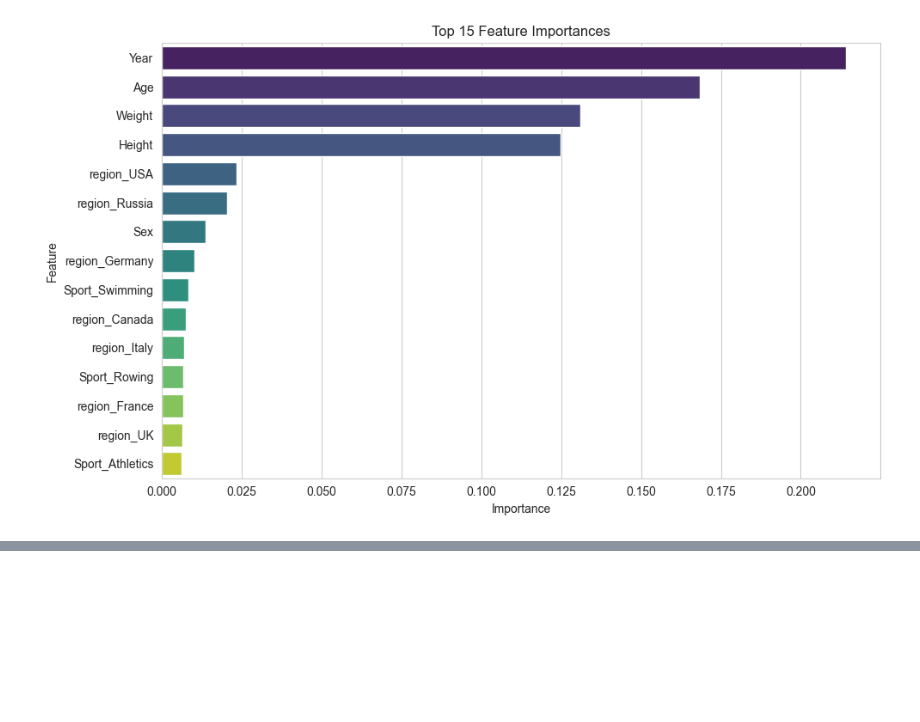
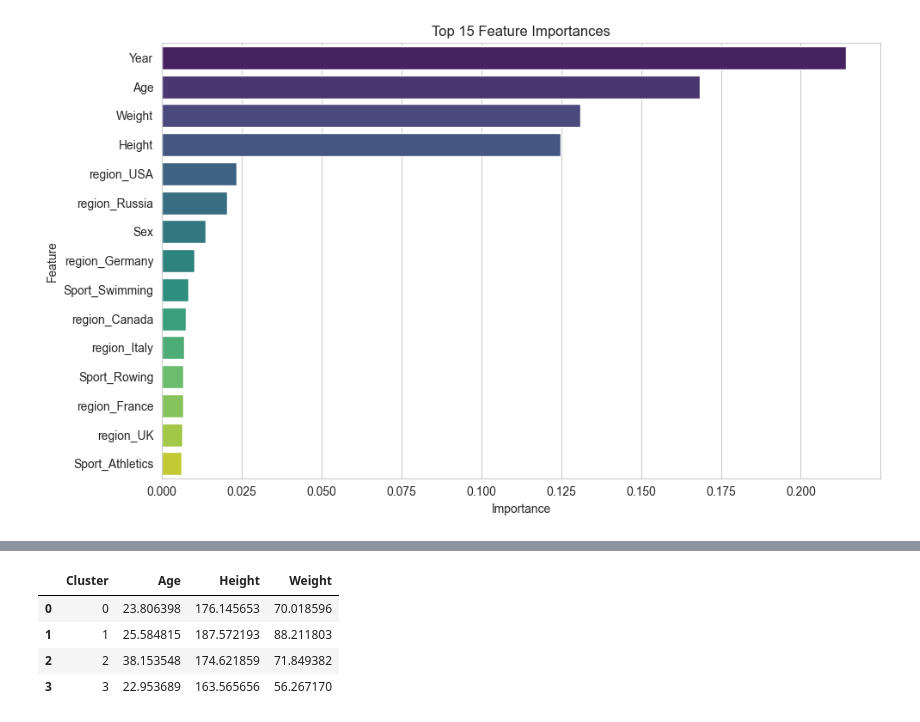
Before and after one commit to kunjagarwal-dev/olympics-data-analysis, a Jupyter notebook: notebooks/olympics_analysis.ipynb, the cells around one changed output, grey strips where cells are left out. Cells and saved outputs as stored; diff of their text form; code cells hidden in the pictures; blank space fills up the shorter version.

```diff
--- a/notebooks/olympics_analysis.ipynb
+++ b/notebooks/olympics_analysis.ipynb
@@ -734,0 +811,10 @@ pickle.dump(model, open('../models/medal_model.pkl', 'wb'))
+# %%
+cols = ["Age", "Height", "Weight"]
+cluster_means = cluster_df.groupby(cluster_df['Cluster'])[cols].mean().reset_index()
+cluster_means
+# %% [output]
+|  | Cluster | Age | Height | Weight |
+| 0 | 0 | 23.806398 | 176.145653 | 70.018596 |
+| 1 | 1 | 25.584815 | 187.572193 | 88.211803 |
+| 2 | 2 | 38.153548 | 174.621859 | 71.849382 |
+| 3 | 3 | 22.953689 | 163.565656 | 56.267170 |
```
Also changed, not shown: parts of 13 cells of this notebook, 1 other file.
